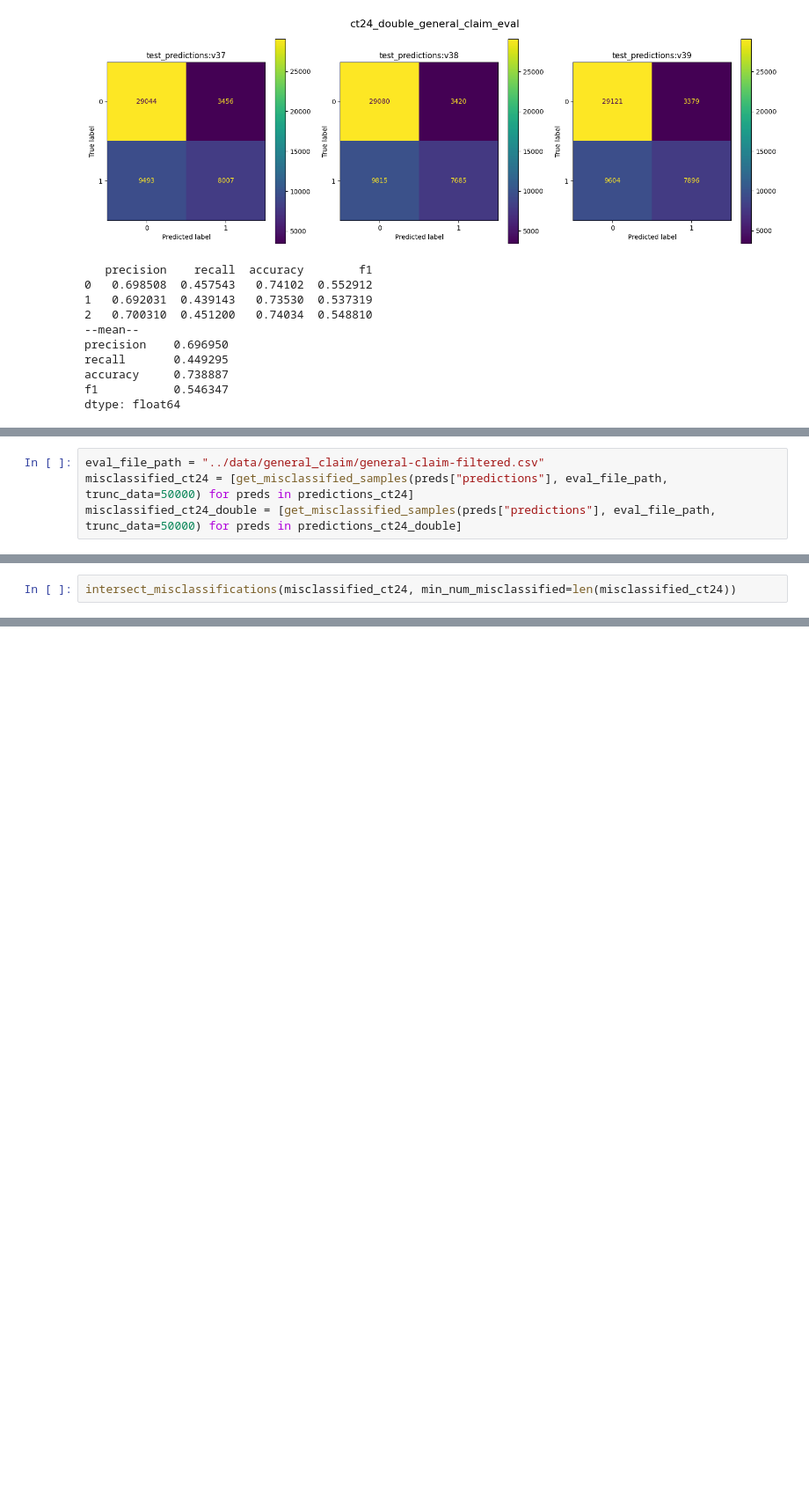
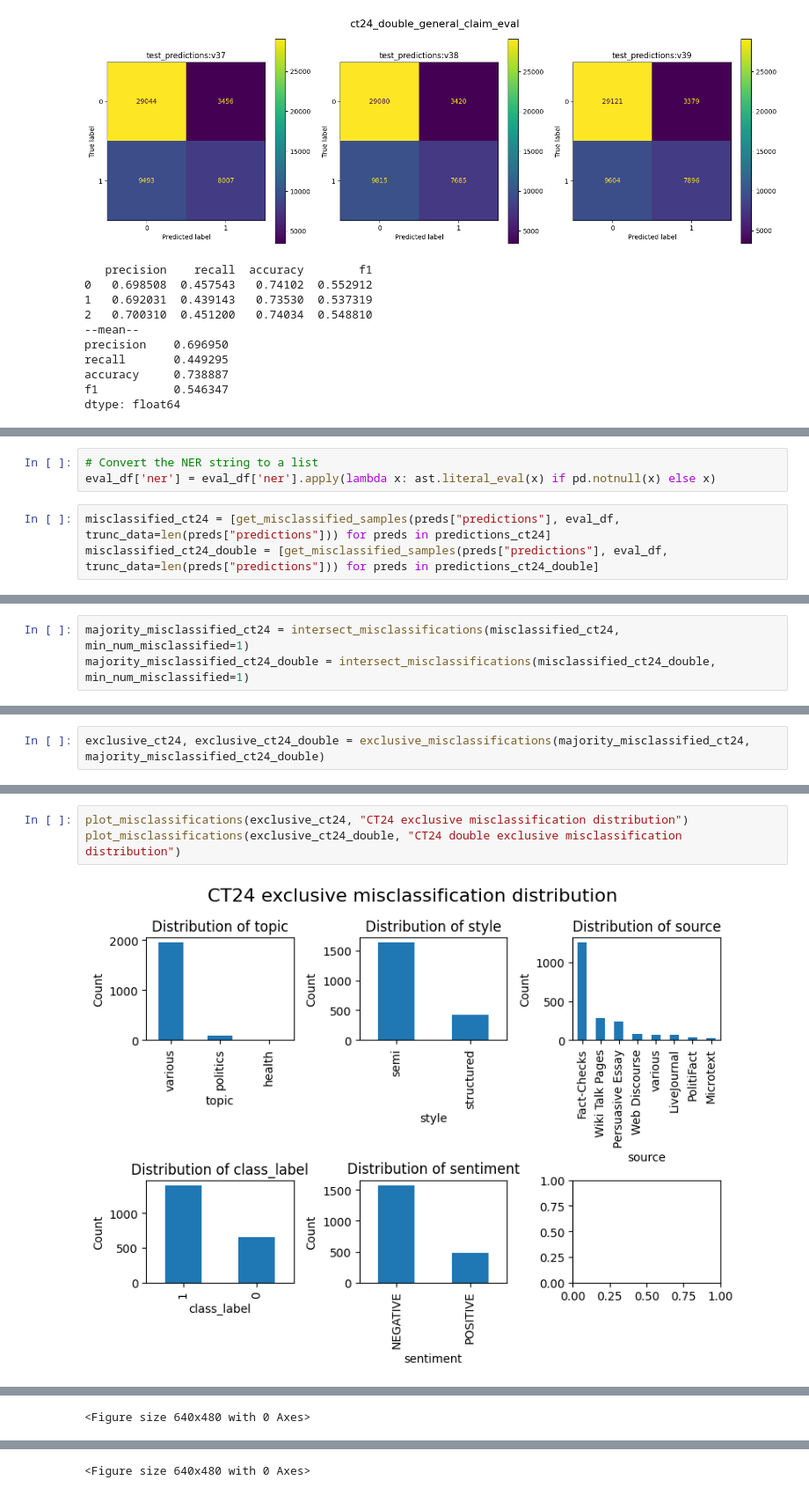
Before and after one commit to BashPrince/thesis, a Jupyter notebook: analysis/analysis.ipynb, the cells around one changed output, grey strips where cells are left out. Shown: that part at 88% size. Drawn from its saved outputs; the diff is of its cells as text; blank space fills up the shorter version.

```diff
--- a/analysis/analysis.ipynb
+++ b/analysis/analysis.ipynb
@@ -142,4 +200,6 @@ dtype: float64
+# %%
+# Convert the NER string to a list
+eval_df['ner'] = eval_df['ner'].apply(lambda x: ast.literal_eval(x) if pd.notnull(x) else x)
 # %%
-eval_file_path = "../data/general_claim/general-claim-filtered.csv"
-misclassified_ct24 = [get_misclassified_samples(preds["predictions"], eval_file_path, trunc_data=50000) for preds in predictions_ct24]
-misclassified_ct24_double = [get_misclassified_samples(preds["predictions"], eval_file_path, trunc_data=50000) for preds in predictions_ct24_double]
+misclassified_ct24 = [get_misclassified_samples(preds["predictions"], eval_df, trunc_data=len(preds["predictions"])) for preds in predictions_ct24]
+misclassified_ct24_double = [get_misclassified_samples(preds["predictions"], eval_df, trunc_data=len(preds["predictions"])) for preds in predictions_ct24_double]
@@ -146,2 +224,3 @@ misclassified_ct24_double = [get_misclassified_samples(preds["predictions"], eva
 # %%
-intersect_misclassifications(misclassified_ct24, min_num_misclassified=len(misclassified_ct24))
+majority_misclassified_ct24 = intersect_misclassifications(misclassified_ct24, min_num_misclassified=1)
+majority_misclassified_ct24_double = intersect_misclassifications(misclassified_ct24_double, min_num_misclassified=1)
@@ -161,0 +227,2 @@ intersect_misclassifications(misclassified_ct24, min_num_misclassified=len(miscl
+# %%
+exclusive_ct24, exclusive_ct24_double = exclusive_misclassifications(majority_misclassified_ct24, majority_misclassified_ct24_double)
@@ -161,0 +233,5 @@ intersect_misclassifications(misclassified_ct24, min_num_misclassified=len(miscl
+# %%
+plot_misclassifications(exclusive_ct24, "CT24 exclusive misclassification distribution")
+plot_misclassifications(exclusive_ct24_double, "CT24 double exclusive misclassification distribution")
+# %% [output]
+[figure, added]
@@ -161,0 +239 @@ intersect_misclassifications(misclassified_ct24, min_num_misclassified=len(miscl
+<Figure size 640x480 with 0 Axes>
@@ -161,0 +242 @@ intersect_misclassifications(misclassified_ct24, min_num_misclassified=len(miscl
+<Figure size 640x480 with 0 Axes>
```
Also changed, not shown: parts of 10 cells of this notebook, 16 other files.
